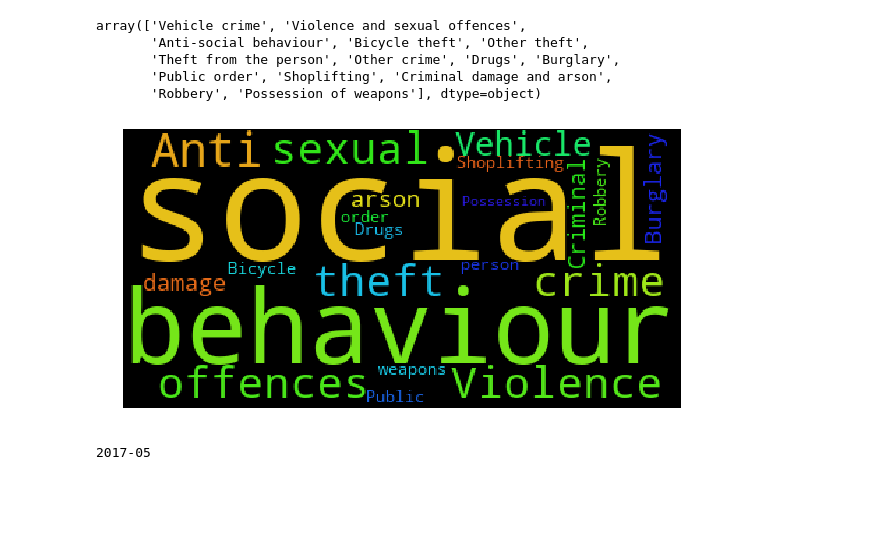
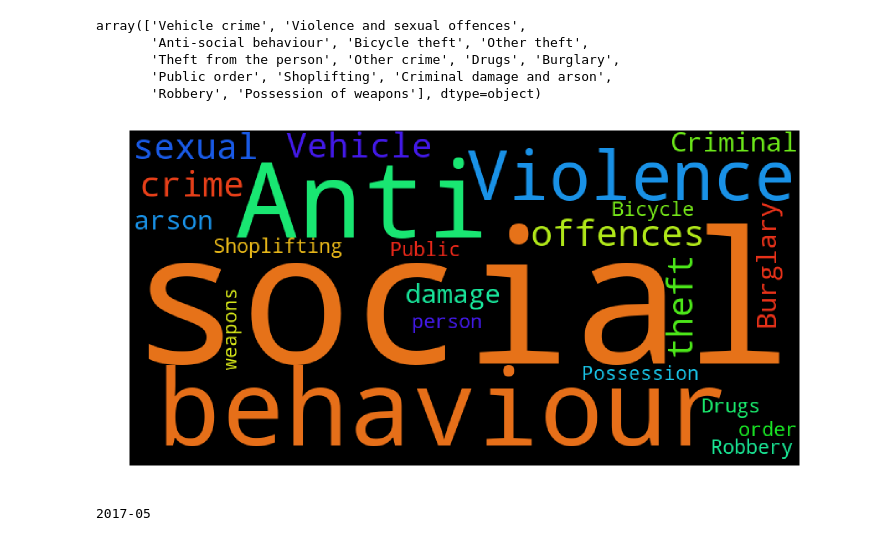
Before and after one commit to aris-papakos/D3, a Jupyter notebook: explore.ipynb, the cells around one changed output. Cells and saved outputs as stored; diff of their text form; code cells hidden in the pictures; blank space fills up the shorter version.

```diff
--- a/explore.ipynb
+++ b/explore.ipynb
@@ -83,16 +83,16 @@ array(['Vehicle crime', 'Violence and sexual offences',
 # %%
 from wordcloud import WordCloud
 import matplotlib.pyplot as plt
 
-wordcloud = WordCloud().generate(' '.join(streets["Crime type"]))
+wordcloud = WordCloud(width=800, height=400).generate(' '.join(streets["Crime type"]))
 
 # Generate plot
-plt.figure(figsize=(10,10))
+plt.figure(figsize=(12,12))
 plt.imshow(wordcloud)
 plt.axis("off")
 plt.show()
 # %% [output]
-[figure, old version]
+[figure, new version]
 # %%
 print (streets["Month"].max())
 # %% [output]
```
Also changed, not shown: parts of 2 cells of this notebook.
